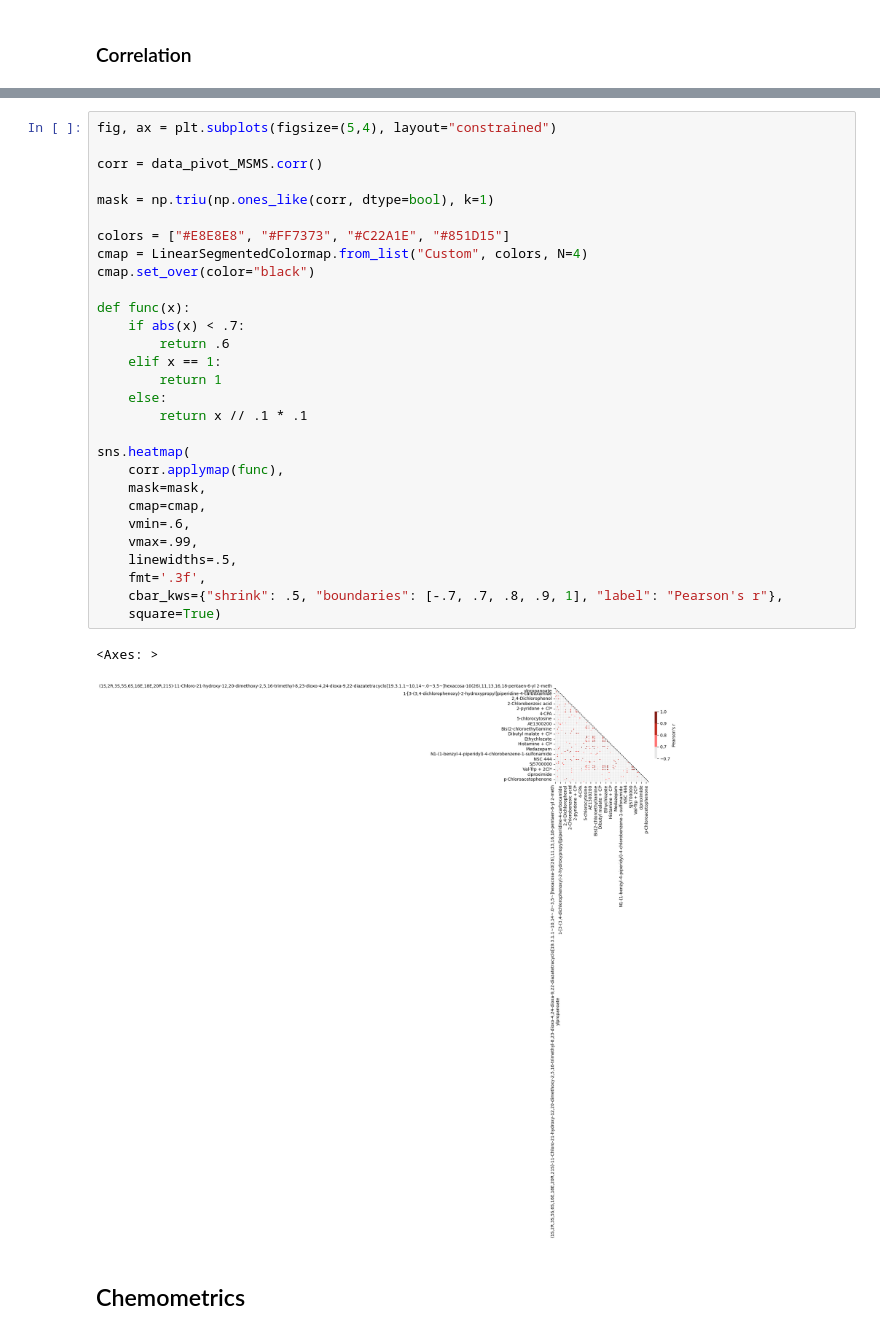
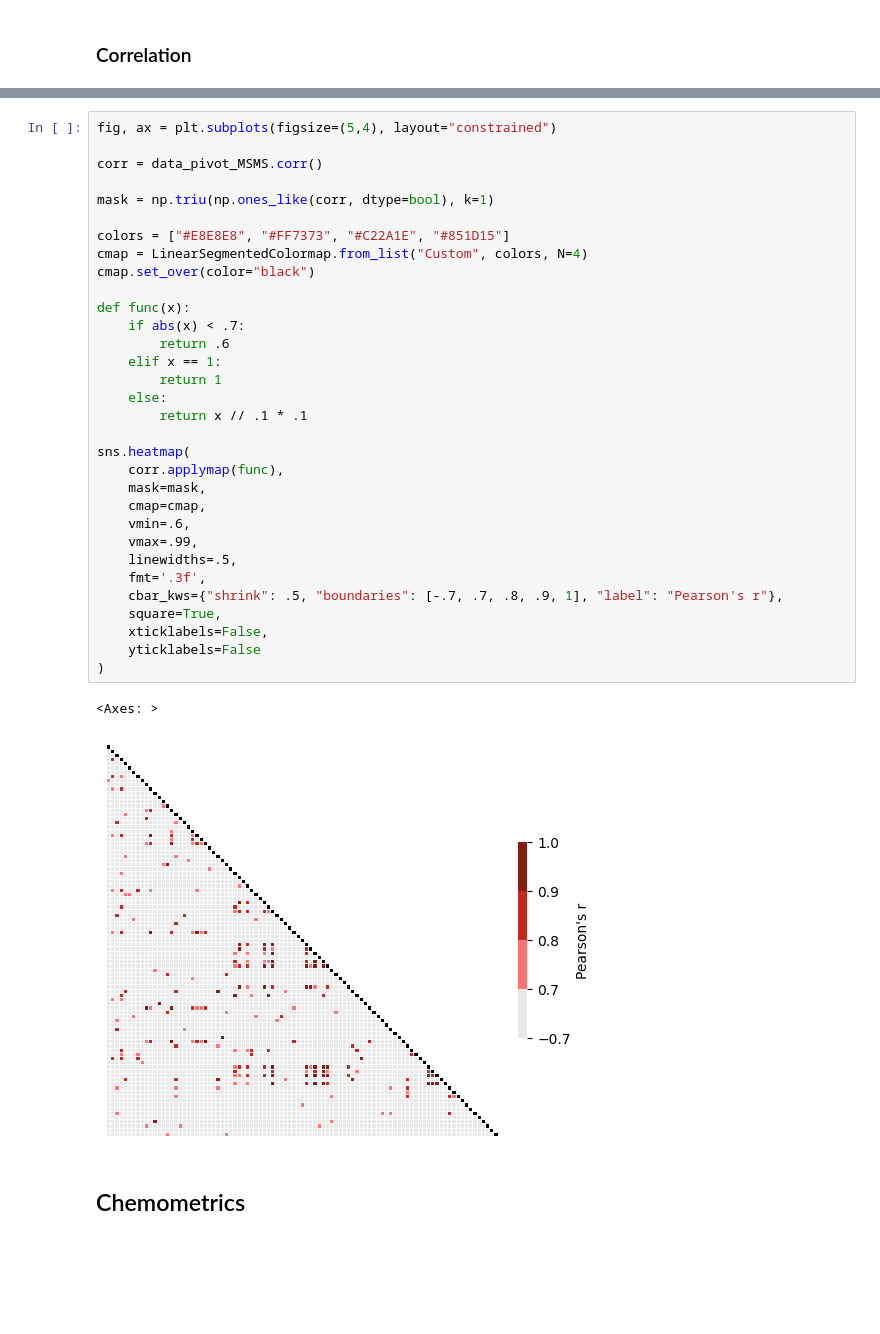
Before and after one commit to mirjamdebruin/biomarker-profiling-plants, a Jupyter notebook: BiomarkerProfiling_Cl_ForPublication.ipynb, the cells around one changed output, grey strips where cells are left out. Cells and saved outputs as stored; diff of their text form; blank space fills up the shorter version.

```diff
--- a/BiomarkerProfiling_Cl_ForPublication.ipynb
+++ b/BiomarkerProfiling_Cl_ForPublication.ipynb
@@ -103,35 +105,38 @@ sns.heatmap(data_pivot_MSMS.corr())
 # %%
 fig, ax = plt.subplots(figsize=(5,4), layout="constrained")
 
 corr = data_pivot_MSMS.corr()
 
 mask = np.triu(np.ones_like(corr, dtype=bool), k=1)
 
 colors = ["#E8E8E8", "#FF7373", "#C22A1E", "#851D15"]
 cmap = LinearSegmentedColormap.from_list("Custom", colors, N=4)
 cmap.set_over(color="black")
 
 def func(x):
     if abs(x) < .7:
         return .6
     elif x == 1:
         return 1
     else:
         return x // .1 * .1
 
 sns.heatmap(
     corr.applymap(func),
     mask=mask,
     cmap=cmap,
     vmin=.6,
     vmax=.99,
     linewidths=.5,
     fmt='.3f',
     cbar_kws={"shrink": .5, "boundaries": [-.7, .7, .8, .9, 1], "label": "Pearson's r"},
-    square=True)
+    square=True,
+    xticklabels=False,
+    yticklabels=False
+)
 # %% [output]
 <Axes: >
-[figure, old version]
+[figure, new version]
 # %% [markdown]
 ## Chemometrics
 # %% [markdown]
```
Also changed, not shown: parts of 16 cells of this notebook, 1 other file.
